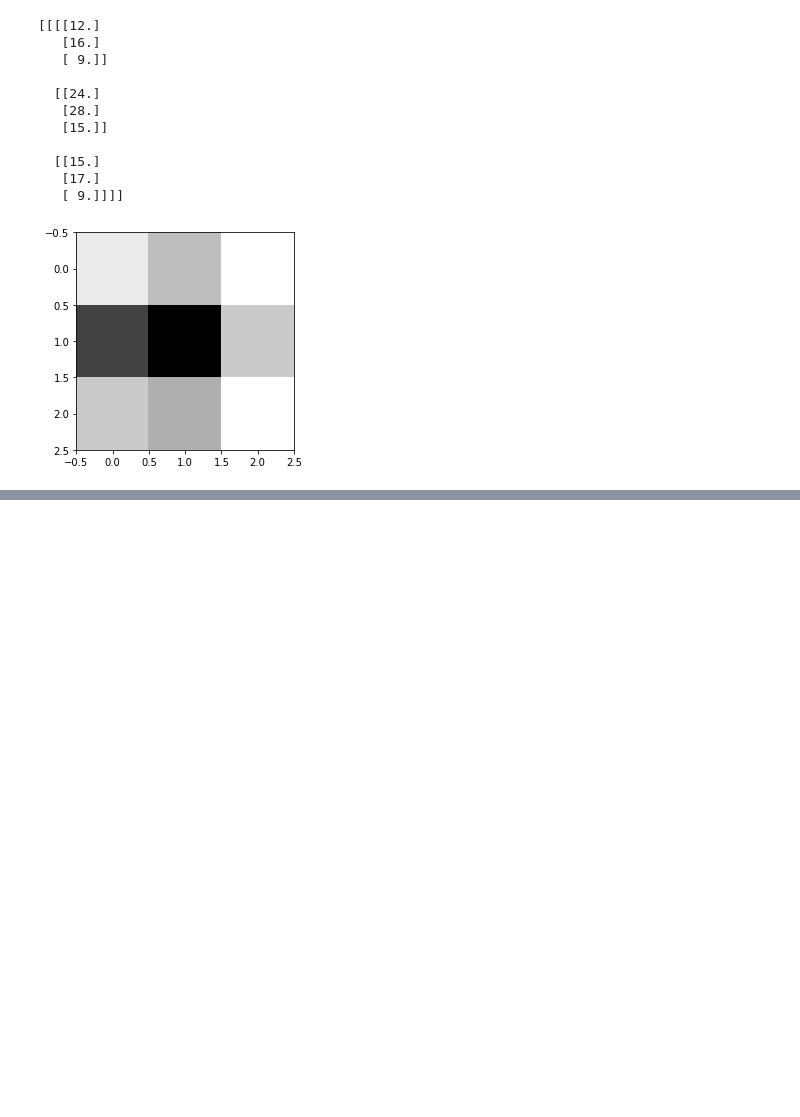
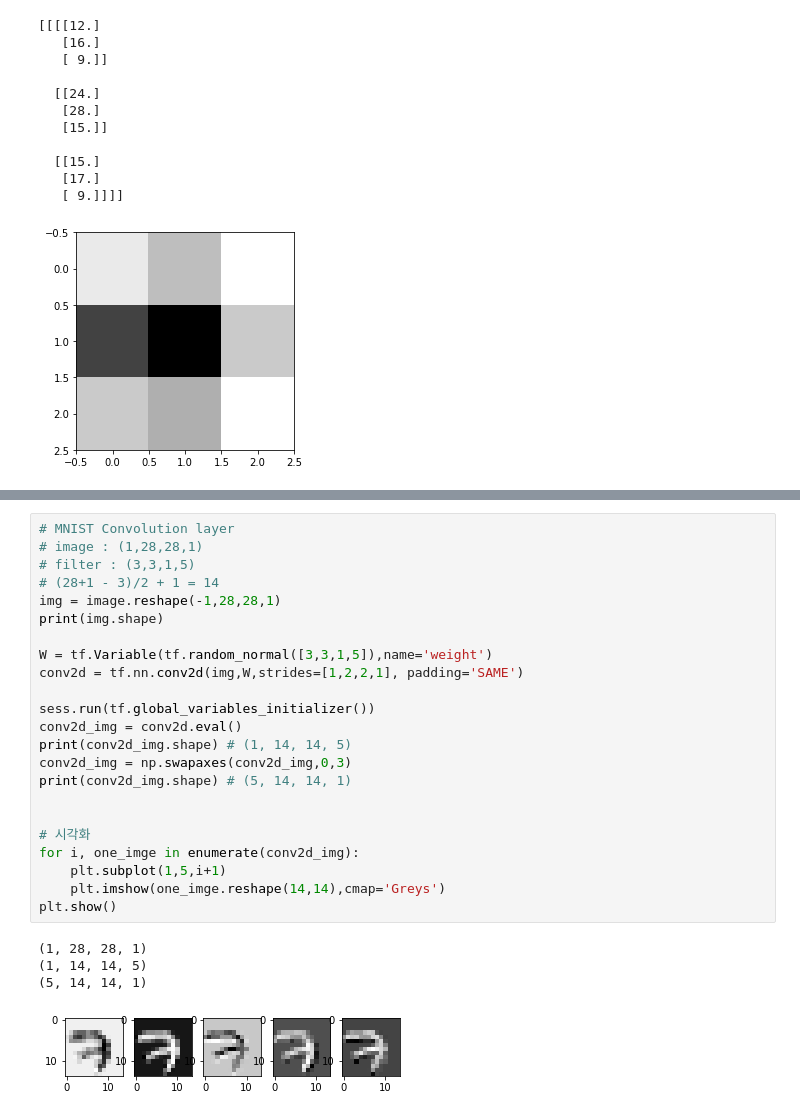
Before and after one commit to landturtler/2020_AI_education_example, a Jupyter notebook: 딥러닝_Tensorflow/cnn_basic.ipynb, the cells around one changed output, grey strips where cells are left out. Drawn from its saved outputs; the diff is of its cells as text; blank space fills up the shorter version.

```diff
--- a/딥러닝_Tensorflow/cnn_basic.ipynb
+++ b/딥러닝_Tensorflow/cnn_basic.ipynb
@@ -145,0 +191,28 @@ plt.show()
+# %%
+# MNIST Convolution layer
+# image : (1,28,28,1)
+# filter : (3,3,1,5)
+# (28+1 - 3)/2 + 1 = 14
+img = image.reshape(-1,28,28,1)
+print(img.shape)
+
+W = tf.Variable(tf.random_normal([3,3,1,5]),name='weight')
+conv2d = tf.nn.conv2d(img,W,strides=[1,2,2,1], padding='SAME')
+
+sess.run(tf.global_variables_initializer())
+conv2d_img = conv2d.eval()
+print(conv2d_img.shape) # (1, 14, 14, 5)
+conv2d_img = np.swapaxes(conv2d_img,0,3)
+print(conv2d_img.shape) # (5, 14, 14, 1)
+
+
+# 시각화
+for i, one_imge in enumerate(conv2d_img):
+    plt.subplot(1,5,i+1)
+    plt.imshow(one_imge.reshape(14,14),cmap='Greys')
+plt.show()
+# %% [output]
+(1, 28, 28, 1)
+(1, 14, 14, 5)
+(5, 14, 14, 1)
+[figure, added]
```
Also changed, not shown: parts of 8 cells of this notebook.
